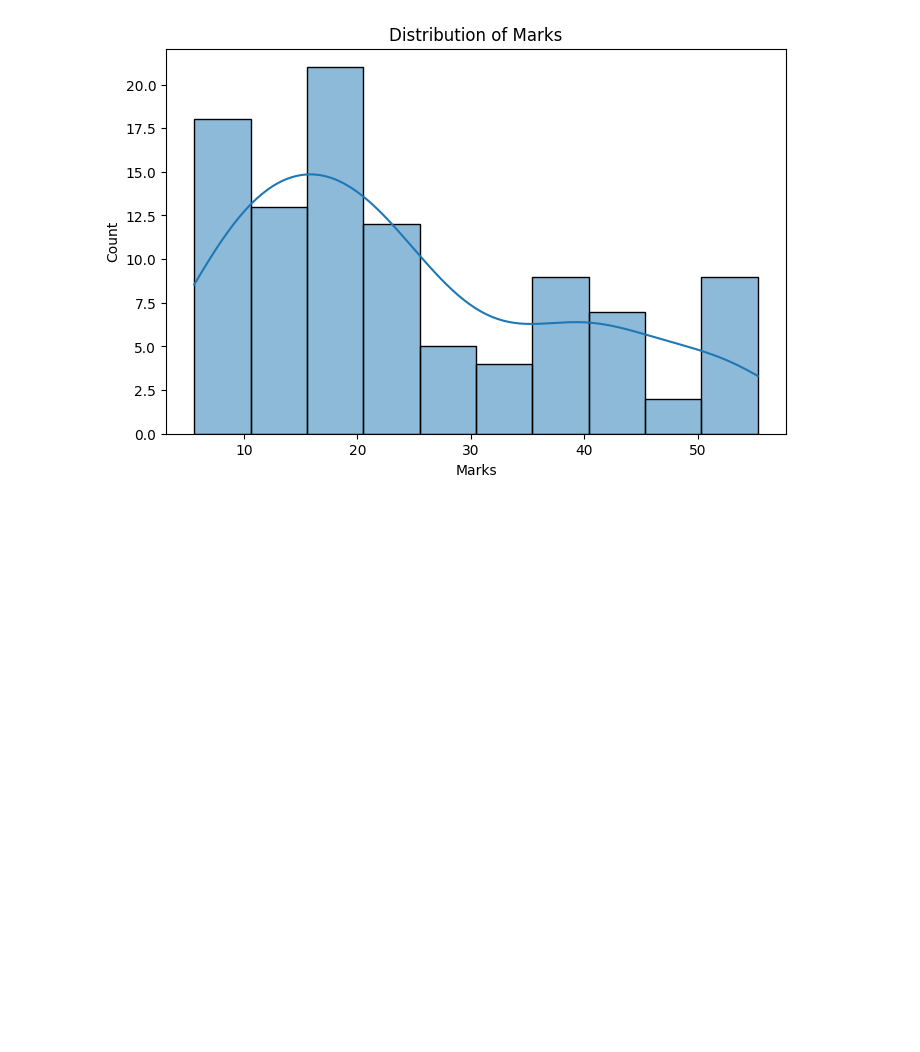
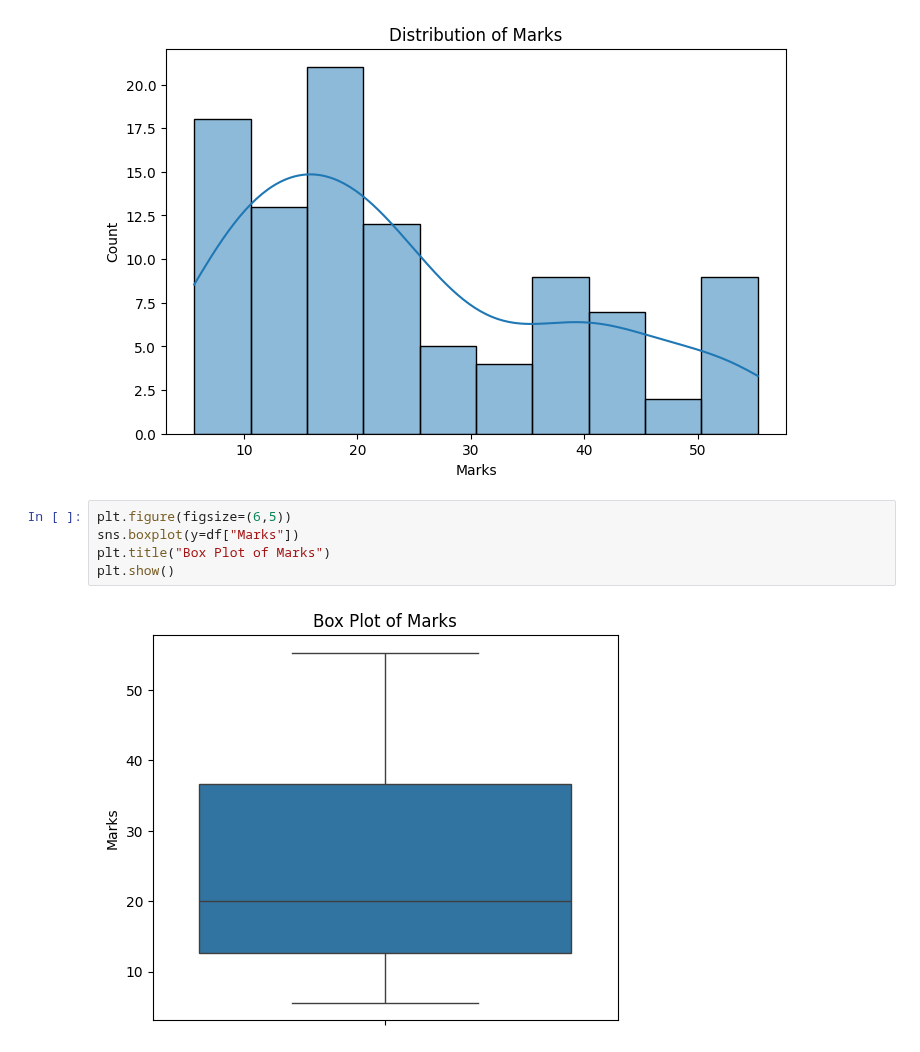
Before and after one commit to Shrajal-sahu-18/Data_Visulization, a Jupyter notebook: student_data.ipynb, the cells around one changed output. Cells and saved outputs as stored; diff of their text form; blank space fills up the shorter version.

Commit message:
marks box  plot

```diff
--- a/student_data.ipynb
+++ b/student_data.ipynb
@@ -20,3 +20,10 @@ plt.title("Distribution of Marks")
 plt.show()
 # %% [output]
 [figure]
+# %%
+plt.figure(figsize=(6,5))
+sns.boxplot(y=df["Marks"])
+plt.title("Box Plot of Marks")
+plt.show()
+# %% [output]
+[figure, added]
```
